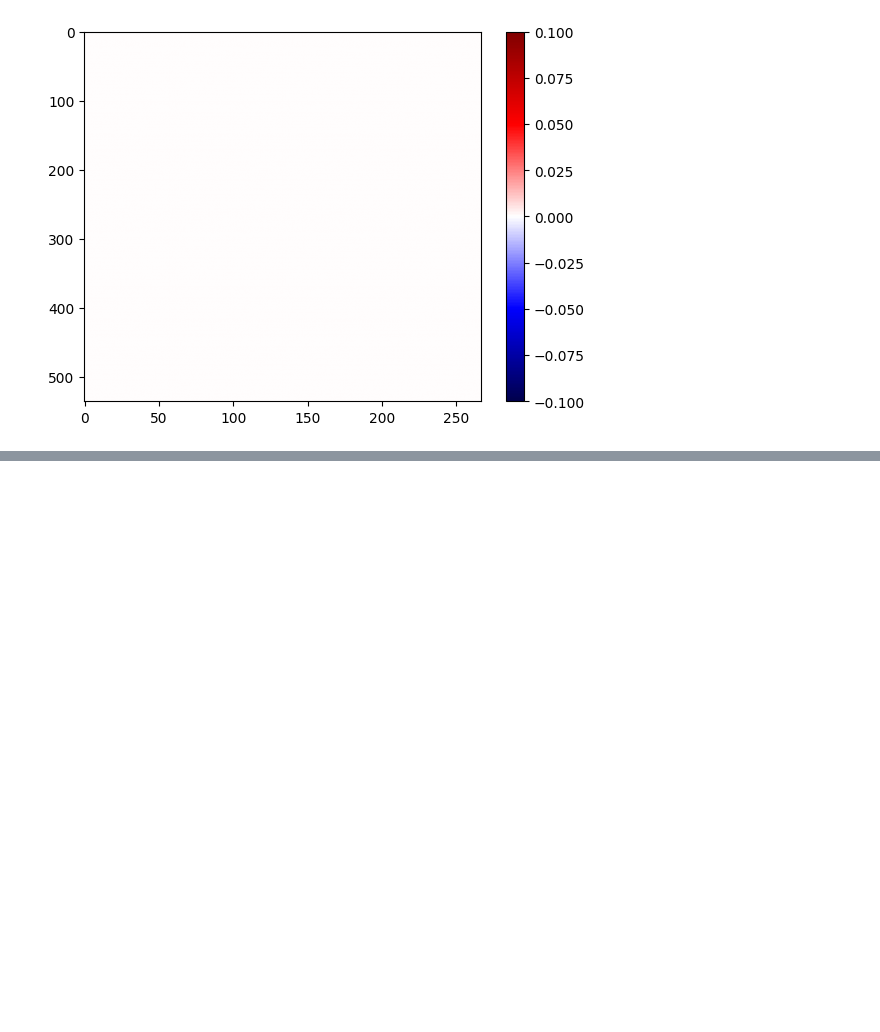
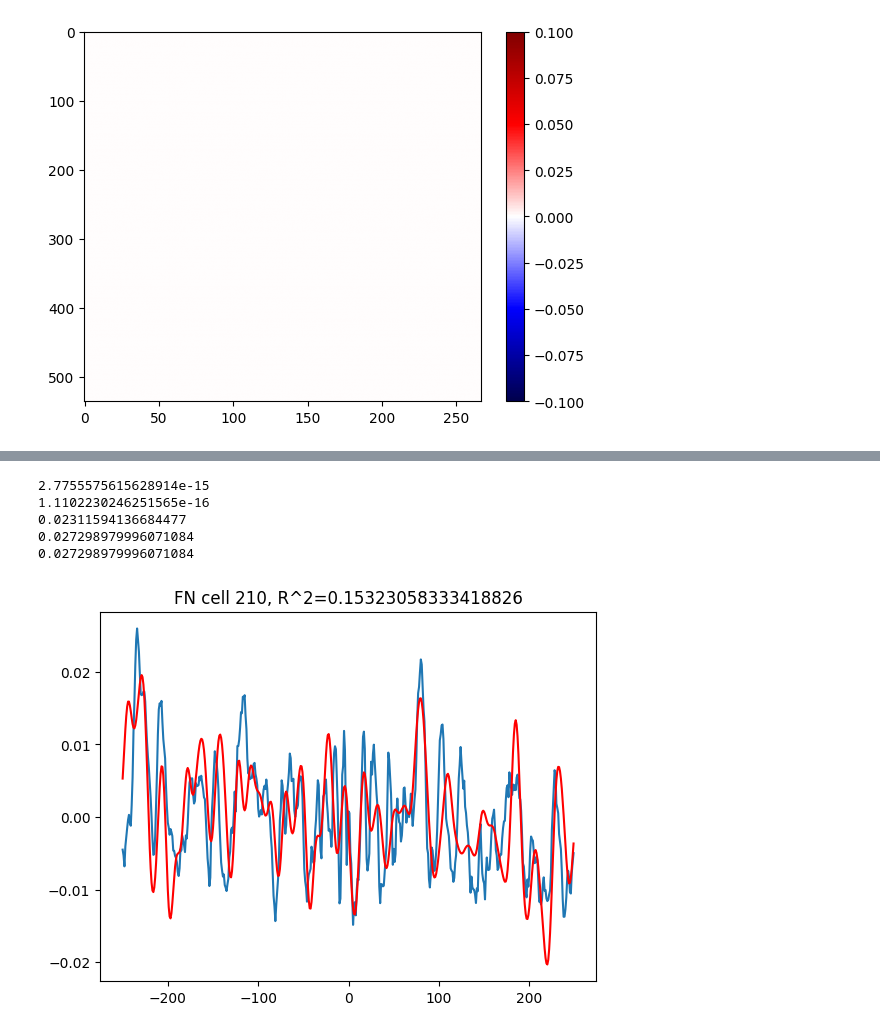
Before and after one commit to NeuroAI-IBS/fn_data_saccade, a Jupyter notebook: Data sorting/python_code/rawMossy_Purkinje.ipynb, the cells around one changed output, grey strips where cells are left out. Saved outputs shown, nothing was run; the diff lists cells and outputs as text; code cells hidden in the pictures; blank space fills up the shorter version.

```diff
--- a/Data sorting/python_code/rawMossy_Purkinje.ipynb
+++ b/Data sorting/python_code/rawMossy_Purkinje.ipynb
@@ -161,15 +192,22 @@ plt.colorbar()
 # %%
 # plotting
 t = np.arange(-250,250)
 
-a=290
+a=209
 plt.plot(t, pMPC @ betas_pn[a])
 plt.plot(t, pFN[a], 'r')
 plt.title(f'FN cell {a+1}, R^2={r_2_pn[a]}')
 print(np.mean(pMPC @ betas_pn[a]) * 500)
 print(np.mean(pFN[a]) * 500)
 print(np.sum((pMPC @ betas_pn[a] - pFN[a]) ** 2))
 print(pFN[a].size * pFN[a].var())
 print(np.sum((pFN[a] - np.mean(pFN[a])) ** 2))
+# %% [output]
+2.7755575615628914e-15
+1.1102230246251565e-16
+0.02311594136684477
+0.027298979996071084
+0.027298979996071084
+[figure, added]
 # %%
 np.argsort(r_2_pn)
```
Also changed, not shown: parts of 6 cells of this notebook.
